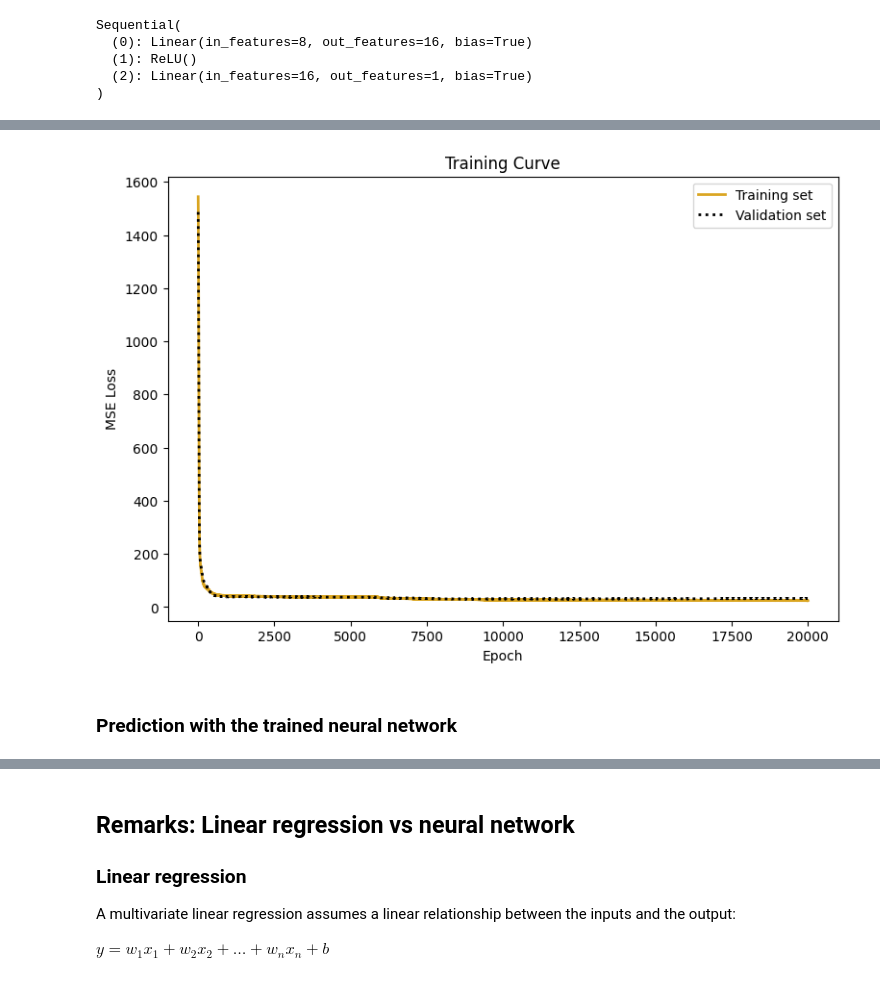
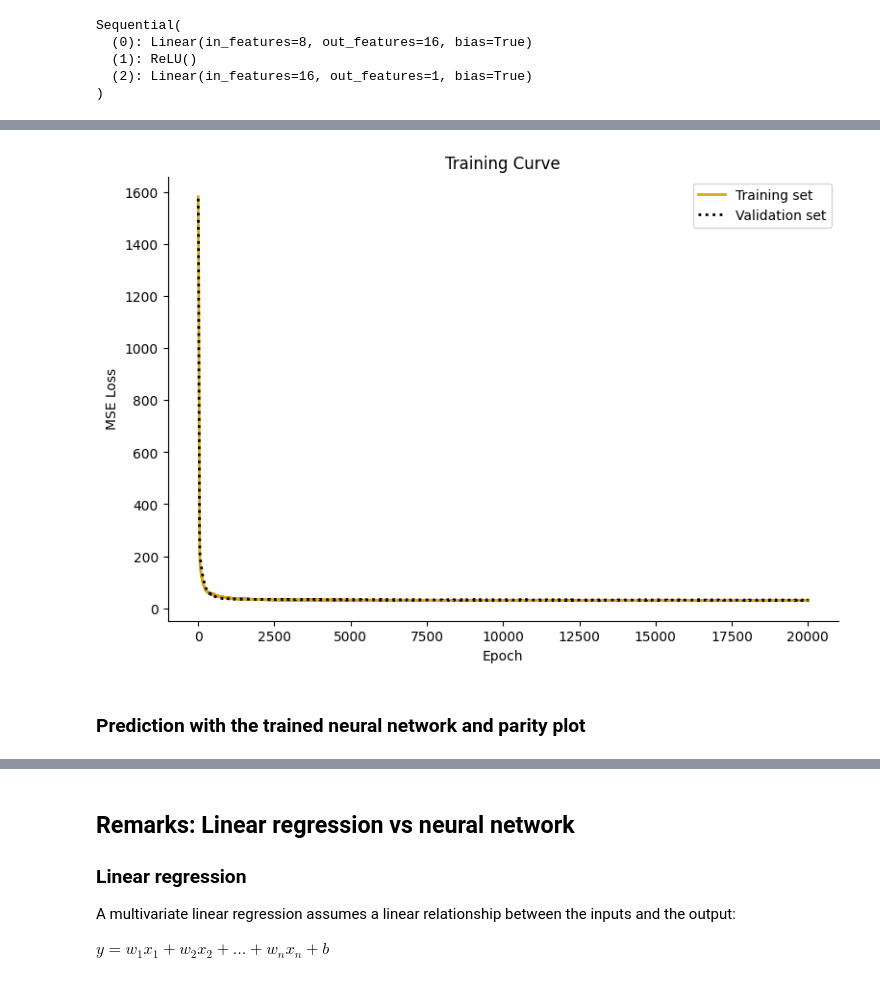
Before and after one commit to MatteoTorzy/acm, a Jupyter notebook: Neural_networks/ipy2B_regression_concrete.ipynb, the cells around one changed output, grey strips where cells are left out. Drawn from its saved outputs; the diff is of its cells as text; code cells hidden in the pictures.

```diff
--- a/Neural_networks/ipy2B_regression_concrete.ipynb
+++ b/Neural_networks/ipy2B_regression_concrete.ipynb
@@ -252,14 +257,17 @@ Epoch 20000, Training loss 24.3414, Validation loss 32.2174
 # %%
 plt.figure(figsize = (9,6))
 plt.plot(loss_history[:,0], 'goldenrod', linewidth=2)
 plt.plot(loss_history[:,1], 'k:', linewidth=2)
 plt.xlabel("Epoch")
 plt.ylabel("MSE Loss")
 plt.title("Training Curve")
 plt.legend(['Training set', 'Validation set'], loc='upper right')
+ax = plt.gca()
+ax.spines['top'].set_visible(False)
+ax.spines['right'].set_visible(False)
 plt.show()
 # %% [output]
-[figure, old version]
+[figure, new version]
 # %% [markdown]
-### Prediction with the trained neural network
+### Prediction with the trained neural network and parity plot
 # %%
```
Also changed, not shown: parts of 11 cells of this notebook, 1 other file.
